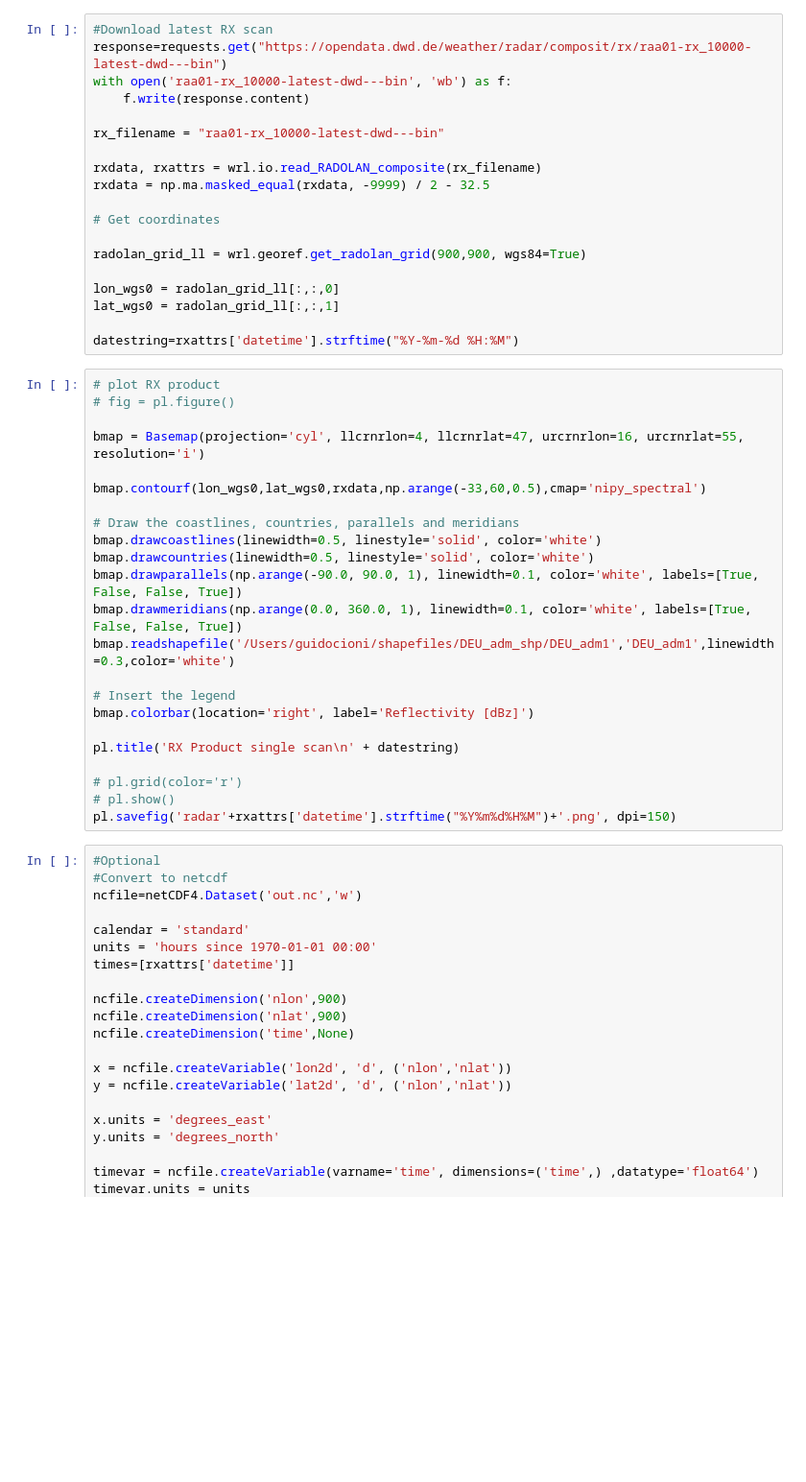
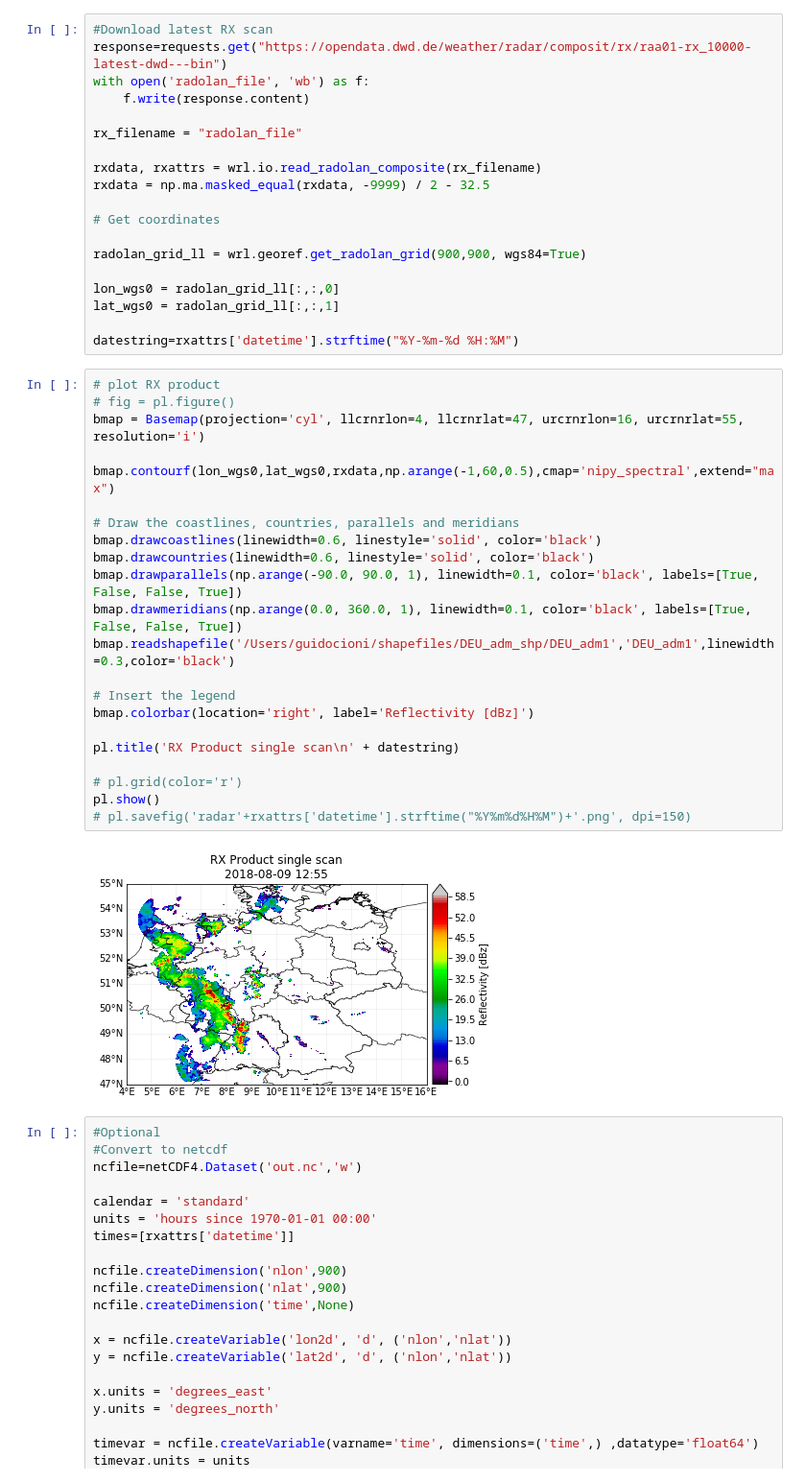
Before and after one commit to guidocioni/radolan, a Jupyter notebook: convert_radar_dwd.ipynb, the cells around one changed output. Shown at 96% size. Cells and saved outputs as stored; diff of their text form; blank space fills up the shorter version.

```diff
--- a/convert_radar_dwd.ipynb
+++ b/convert_radar_dwd.ipynb
@@ -12,12 +17,12 @@ Using matplotlib backend: TkAgg
 # %%
 #Download latest RX scan
 response=requests.get("https://opendata.dwd.de/weather/radar/composit/rx/raa01-rx_10000-latest-dwd---bin")
-with open('raa01-rx_10000-latest-dwd---bin', 'wb') as f:
+with open('radolan_file', 'wb') as f:
     f.write(response.content)
 
-rx_filename = "raa01-rx_10000-latest-dwd---bin"
+rx_filename = "radolan_file"
 
-rxdata, rxattrs = wrl.io.read_RADOLAN_composite(rx_filename)
+rxdata, rxattrs = wrl.io.read_radolan_composite(rx_filename)
 rxdata = np.ma.masked_equal(rxdata, -9999) / 2 - 32.5
 
 # Get coordinates
@@ -31,26 +36,27 @@ datestring=rxattrs['datetime'].strftime("%Y-%m-%d %H:%M")
 # %%
 # plot RX product
 # fig = pl.figure()
-
 bmap = Basemap(projection='cyl', llcrnrlon=4, llcrnrlat=47, urcrnrlon=16, urcrnrlat=55,  resolution='i')
 
-bmap.contourf(lon_wgs0,lat_wgs0,rxdata,np.arange(-33,60,0.5),cmap='nipy_spectral')
+bmap.contourf(lon_wgs0,lat_wgs0,rxdata,np.arange(-1,60,0.5),cmap='nipy_spectral',extend="max")
 
 # Draw the coastlines, countries, parallels and meridians
-bmap.drawcoastlines(linewidth=0.5, linestyle='solid', color='white')
-bmap.drawcountries(linewidth=0.5, linestyle='solid', color='white')
-bmap.drawparallels(np.arange(-90.0, 90.0, 1), linewidth=0.1, color='white', labels=[True, False, False, True])
-bmap.drawmeridians(np.arange(0.0, 360.0, 1), linewidth=0.1, color='white', labels=[True, False, False, True])
-bmap.readshapefile('/Users/guidocioni/shapefiles/DEU_adm_shp/DEU_adm1','DEU_adm1',linewidth=0.3,color='white')
+bmap.drawcoastlines(linewidth=0.6, linestyle='solid', color='black')
+bmap.drawcountries(linewidth=0.6, linestyle='solid', color='black')
+bmap.drawparallels(np.arange(-90.0, 90.0, 1), linewidth=0.1, color='black', labels=[True, False, False, True])
+bmap.drawmeridians(np.arange(0.0, 360.0, 1), linewidth=0.1, color='black', labels=[True, False, False, True])
+bmap.readshapefile('/Users/guidocioni/shapefiles/DEU_adm_shp/DEU_adm1','DEU_adm1',linewidth=0.3,color='black')
 
 # Insert the legend
 bmap.colorbar(location='right', label='Reflectivity [dBz]')
 
 pl.title('RX Product single scan\n' + datestring)
 
 # pl.grid(color='r')
-# pl.show()
-pl.savefig('radar'+rxattrs['datetime'].strftime("%Y%m%d%H%M")+'.png', dpi=150)
+pl.show()
+# pl.savefig('radar'+rxattrs['datetime'].strftime("%Y%m%d%H%M")+'.png', dpi=150)
+# %% [output]
+[figure, added]
 # %%
 #Optional
 #Convert to netcdf
```
Also changed, not shown: parts of 6 cells of this notebook, 1 other file.
